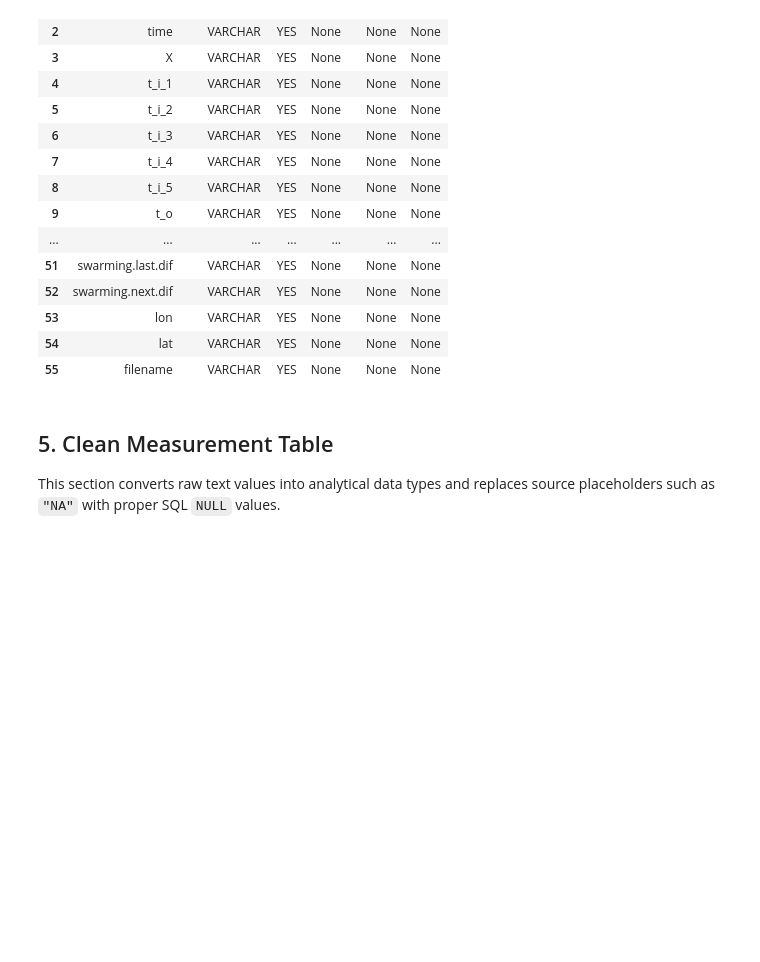
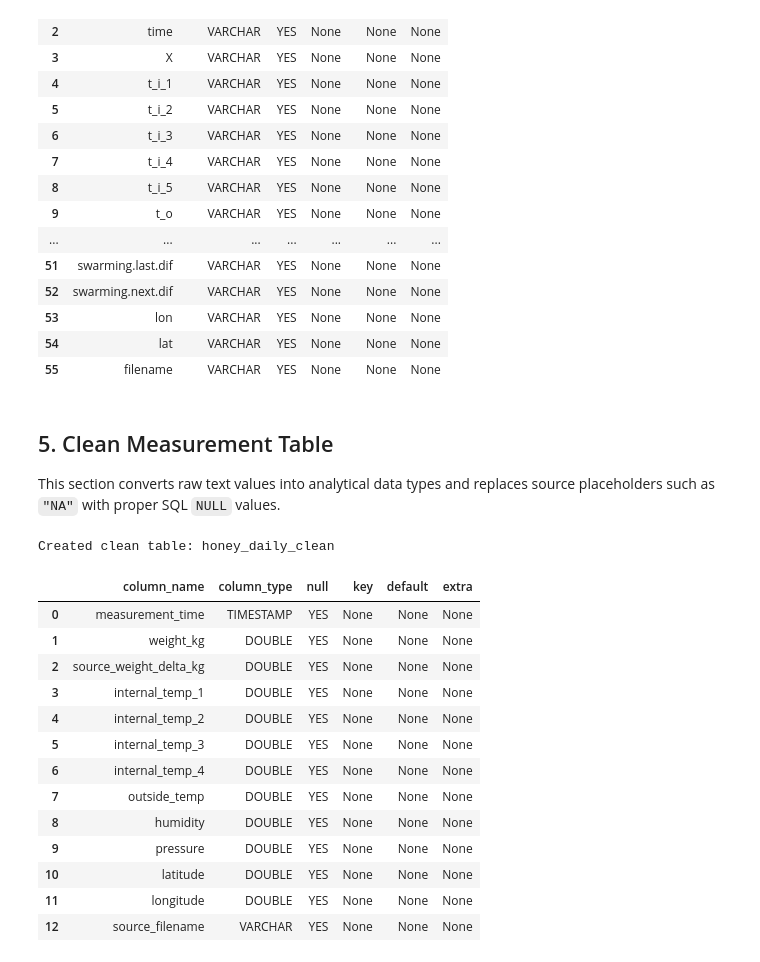
Before and after one commit to stephfn/honey-yield-predictive-model, a Jupyter notebook: Stephanie_Work/Honey_Project_Pipeline.ipynb, the cells around one changed output. Drawn from its saved outputs; the diff is of its cells as text; code cells hidden in the pictures; blank space fills up the shorter version.

```diff
--- a/Stephanie_Work/Honey_Project_Pipeline.ipynb
+++ b/Stephanie_Work/Honey_Project_Pipeline.ipynb
@@ -184,3 +198,51 @@ DESCRIBE honey_daily_raw;
 ## 5. Clean Measurement Table
 
 This section converts raw text values into analytical data types and replaces source placeholders such as `"NA"` with proper SQL `NULL` values.
+# %%
+con.execute("""
+CREATE OR REPLACE TABLE honey_daily_clean AS
+SELECT
+    TRY_CAST(time AS TIMESTAMP) AS measurement_time,
+
+    TRY_CAST(NULLIF(weight_kg, 'NA') AS DOUBLE) AS weight_kg,
+    TRY_CAST(NULLIF(weight_delta, 'NA') AS DOUBLE) AS source_weight_delta_kg,
+
+    TRY_CAST(NULLIF(t_i_1, 'NA') AS DOUBLE) AS internal_temp_1,
+    TRY_CAST(NULLIF(t_i_2, 'NA') AS DOUBLE) AS internal_temp_2,
+    TRY_CAST(NULLIF(t_i_3, 'NA') AS DOUBLE) AS internal_temp_3,
+    TRY_CAST(NULLIF(t_i_4, 'NA') AS DOUBLE) AS internal_temp_4,
+    TRY_CAST(NULLIF(t_o, 'NA') AS DOUBLE) AS outside_temp,
+
+    TRY_CAST(NULLIF(h, 'NA') AS DOUBLE) AS humidity,
+    TRY_CAST(NULLIF(p, 'NA') AS DOUBLE) AS pressure,
+
+    TRY_CAST(NULLIF(lat, 'NA') AS DOUBLE) AS latitude,
+    TRY_CAST(NULLIF(lon, 'NA') AS DOUBLE) AS longitude,
+
+    filename AS source_filename
+
+FROM honey_daily_raw;
+""");
+
+print("Created clean table: honey_daily_clean")
+# %% [output]
+Created clean table: honey_daily_clean
+# %%
+con.execute("""
+DESCRIBE honey_daily_clean;
+""").df()
+# %% [output]
+|  | column_name | column_type | null | key | default | extra |
+| 0 | measurement_time | TIMESTAMP | YES | None | None | None |
+| 1 | weight_kg | DOUBLE | YES | None | None | None |
+| 2 | source_weight_delta_kg | DOUBLE | YES | None | None | None |
+| 3 | internal_temp_1 | DOUBLE | YES | None | None | None |
+| 4 | internal_temp_2 | DOUBLE | YES | None | None | None |
+| 5 | internal_temp_3 | DOUBLE | YES | None | None | None |
+| 6 | internal_temp_4 | DOUBLE | YES | None | None | None |
+| 7 | outside_temp | DOUBLE | YES | None | None | None |
+| 8 | humidity | DOUBLE | YES | None | None | None |
+| 9 | pressure | DOUBLE | YES | None | None | None |
+| 10 | latitude | DOUBLE | YES | None | None | None |
+| 11 | longitude | DOUBLE | YES | None | None | None |
+| 12 | source_filename | VARCHAR | YES | None | None | None |
```
Also changed, not shown: parts of 15 cells of this notebook, 2 other files.
